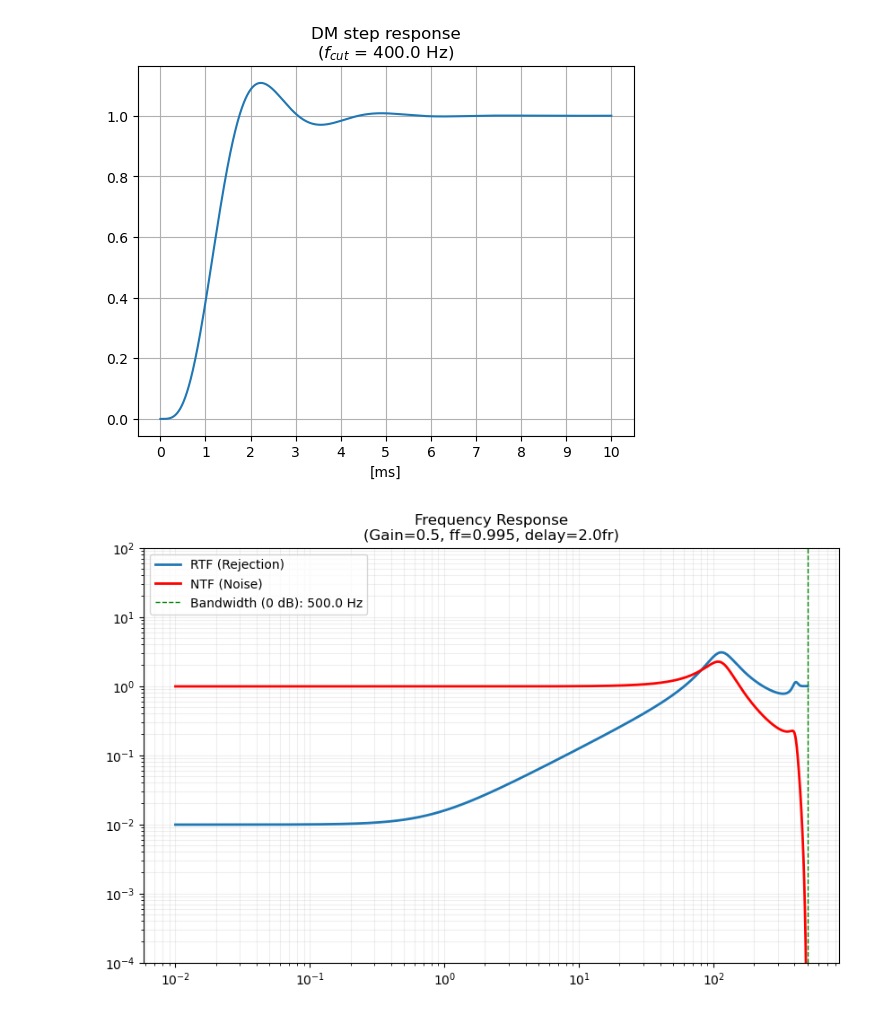
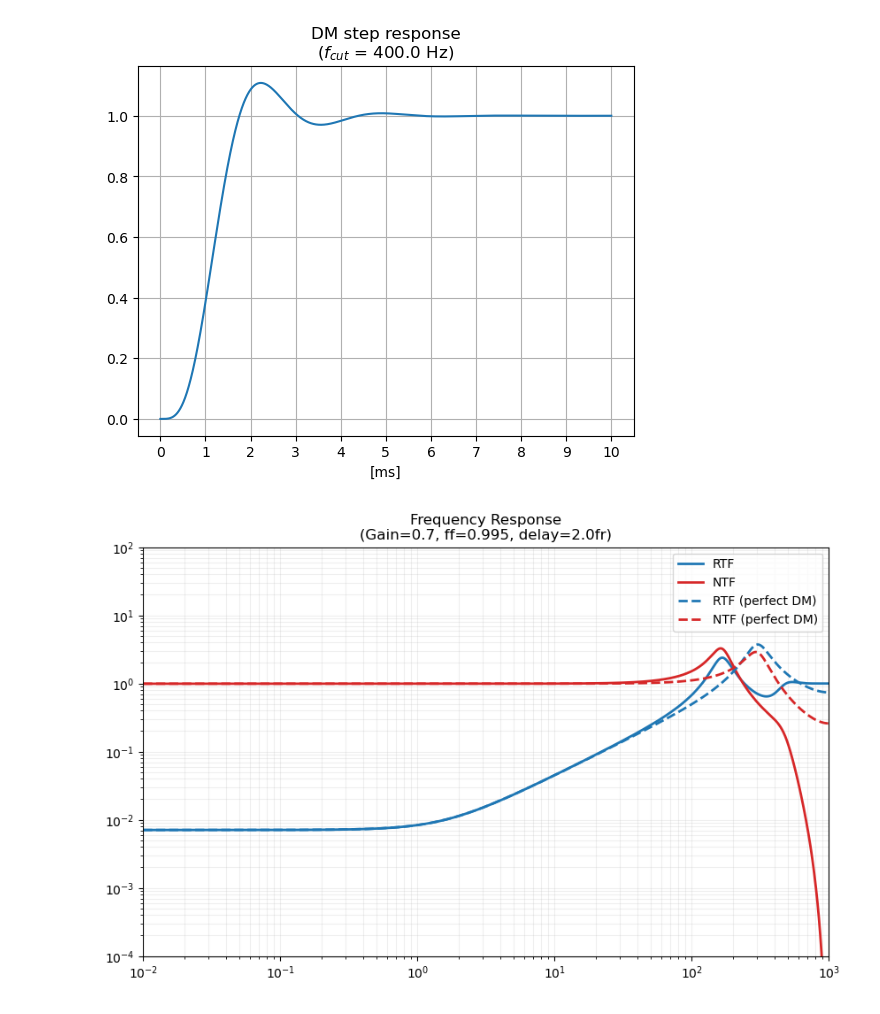
Before and after one commit to ArcetriAdaptiveOptics/SPECULA, a Jupyter notebook: config/SensorFusion/stability.ipynb, the cells around one changed output. Cells and saved outputs as stored; diff of their text form; code cells hidden in the pictures.

```diff
--- a/config/SensorFusion/stability.ipynb
+++ b/config/SensorFusion/stability.ipynb
@@ -102,8 +10,8 @@ def psd_to_timeseries(psd, fs):
 # %%
 
 # --- Configuration ---
-fs = 1000.0         # Sampling frequency [Hz]
-gain = 0.5         # Loop gain
+fs = 2000.0         # Sampling frequency [Hz]
+gain = 0.7         # Loop gain
 ff = 0.995          # Forgetting factor (leaky integrator)
 delay_frames = 2.0  # Total loop delay [frames]
 fc_lpf = 400.0      # Mirror LPF cutoff [Hz]
@@ -128,6 +36,8 @@ dm_plant = np.convolve(dw_delay, lpf_den)
 freq = np.logspace(-2, np.log10(fs/2), 4000)
 rtf_mag = controller.RTF(mode=0, fs=fs, freq=freq, dm=dm_plant, nw=nw_plant, dw=1.0, plot=False)
 ntf_mag = controller.NTF(mode=0, fs=fs, freq=freq, dm=dm_plant, nw=nw_plant, dw=1.0, plot=False)
+rtf_mag_nodm = controller.RTF(mode=0, fs=fs, freq=freq, dm=1.0, nw=nw_delay, dw=dw_delay, plot=False)
+ntf_mag_nodm = controller.NTF(mode=0, fs=fs, freq=freq, dm=1.0, nw=nw_delay, dw=dw_delay, plot=False)
 # %%
 dt = 1e-6
 T = np.arange(0, 0.01/dt) * dt
@@ -145,27 +55,27 @@ Text(0.5, 1.0, 'DM step response\n($f_{cut}$ = 400.0 Hz)')
 [figure]
 # %%
 plt.figure(figsize=(10, 6))
-plt.loglog(freq, rtf_mag, label='RTF (Rejection)', linewidth=2)
-plt.loglog(freq, ntf_mag, label='NTF (Noise)', linewidth=2, color='red')
-idx_cross = np.argmin(np.abs(rtf_mag - 1))
-plt.axvline(freq[idx_cross], color='green', linestyle='--', linewidth=1.0,
-            label=f'Bandwidth (0 dB): {freq[idx_cross]:.1f} Hz')
+plt.loglog(freq, rtf_mag, label='RTF', linewidth=2, c='C0')
+plt.loglog(freq, ntf_mag, label='NTF', linewidth=2, c='C3')
+plt.loglog(freq, rtf_mag_nodm,'--', label='RTF (perfect DM)', linewidth=2, c='C0')
+plt.loglog(freq, ntf_mag_nodm, '--', label='NTF (perfect DM)', linewidth=2, c='C3')
 plt.title(f'Frequency Response\n(Gain={gain}, ff={ff}, delay={delay_frames}fr)')
 plt.legend(loc='lower left')
 plt.grid(True, which="both", alpha=0.2)
 plt.legend()
 plt.ylim([1e-4,100])
+plt.xlim([1e-2,fs/2])
 
 # --- Stability Analysis (Nyquist) ---
 ol_num = np.convolve(controller.num[0], nw_plant)
 ol_den = np.convolve(controller.den[0], dm_plant)
 
 open_loop_obj = IirFilterData(ordnum=[len(ol_num)], ordden=[len(ol_den)], num=[ol_num], den=[ol_den])
 
 # plt.figure(figsize=(6, 6))
 # open_loop_obj.nyquist_plot(dt=1/fs, unit_circle=True)
 # %% [output]
-[figure, old version]
+[figure, new version]
 # %%
 from scipy.integrate import simpson as simps
 
```
Also changed, not shown: parts of 11 cells of this notebook, 18 other files.
